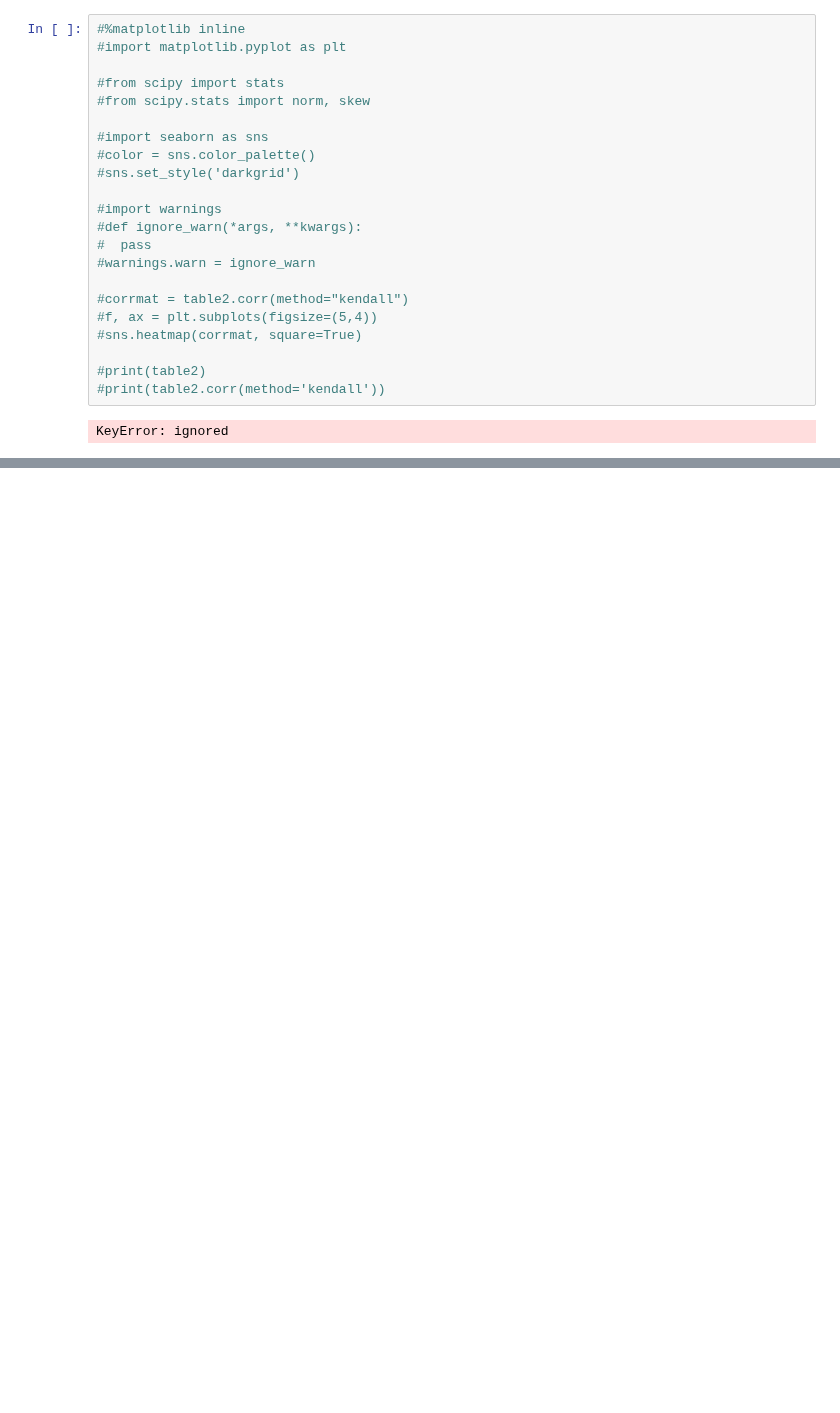
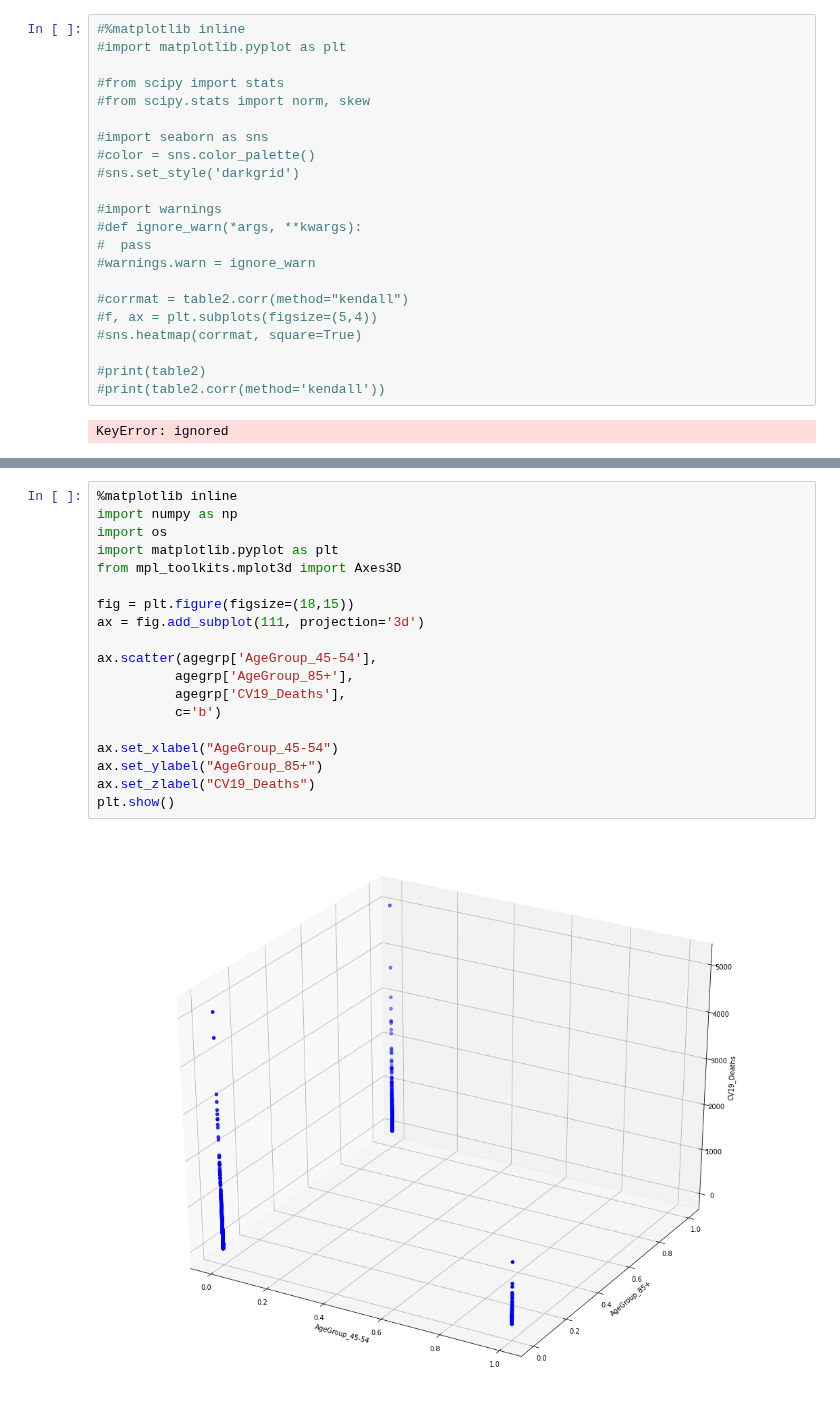
Before and after one commit to JScottLopez/github-ds, a Jupyter notebook: TIM_6500_JSLopez.ipynb, the cells around one changed output, grey strips where cells are left out. Saved outputs shown, nothing was run; the diff lists cells and outputs as text; blank space fills up the shorter version.

```diff
--- a/TIM_6500_JSLopez.ipynb
+++ b/TIM_6500_JSLopez.ipynb
@@ -173,0 +234,21 @@ KeyError: ignored
+# %%
+%matplotlib inline
+import numpy as np
+import os
+import matplotlib.pyplot as plt
+from mpl_toolkits.mplot3d import Axes3D
+
+fig = plt.figure(figsize=(18,15))
+ax = fig.add_subplot(111, projection='3d')
+
+ax.scatter(agegrp['AgeGroup_45-54'],
+          agegrp['AgeGroup_85+'],
+          agegrp['CV19_Deaths'],
+          c='b')
+
+ax.set_xlabel("AgeGroup_45-54")
+ax.set_ylabel("AgeGroup_85+")
+ax.set_zlabel("CV19_Deaths")
+plt.show()
+# %% [output]
+[figure, added]
```
Also changed, not shown: parts of 26 cells of this notebook.
